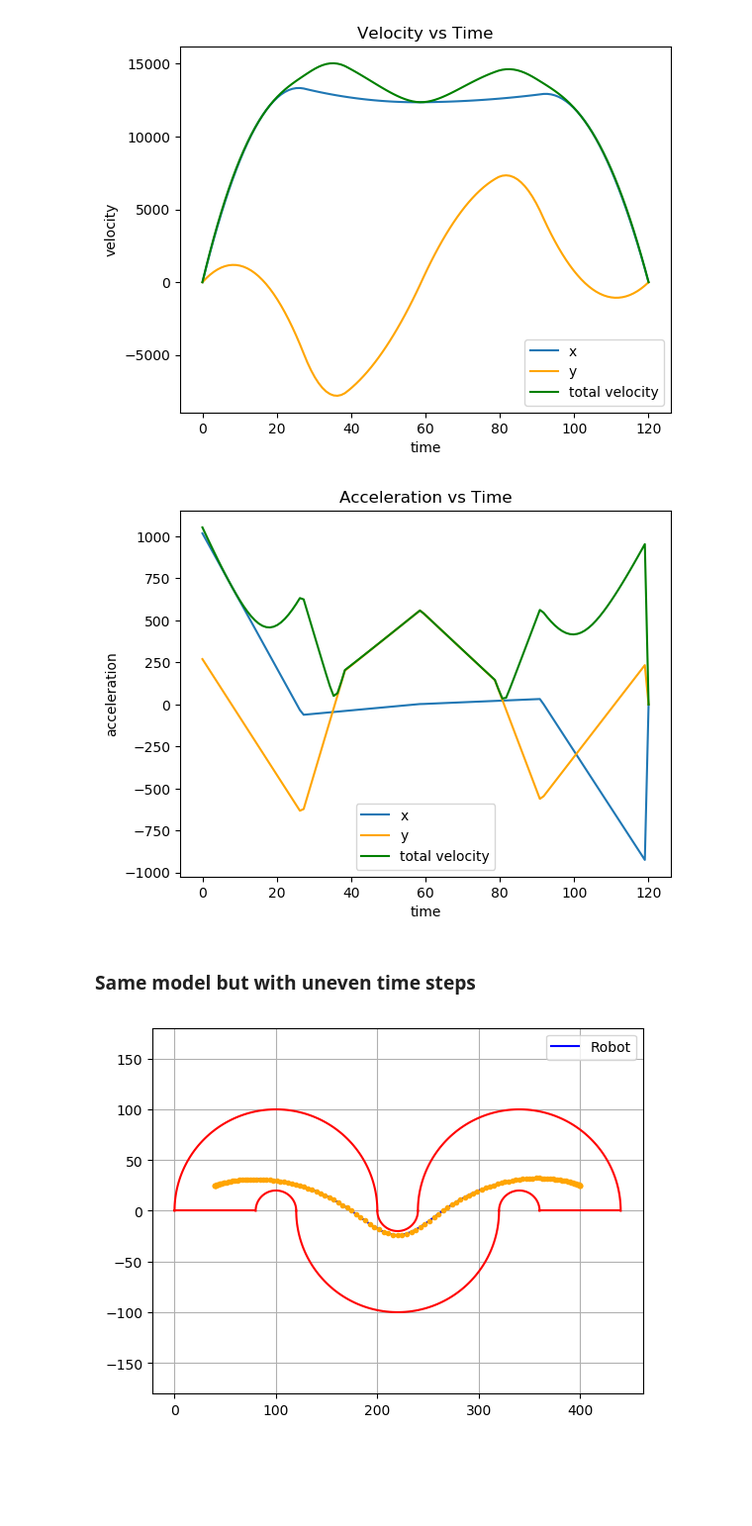
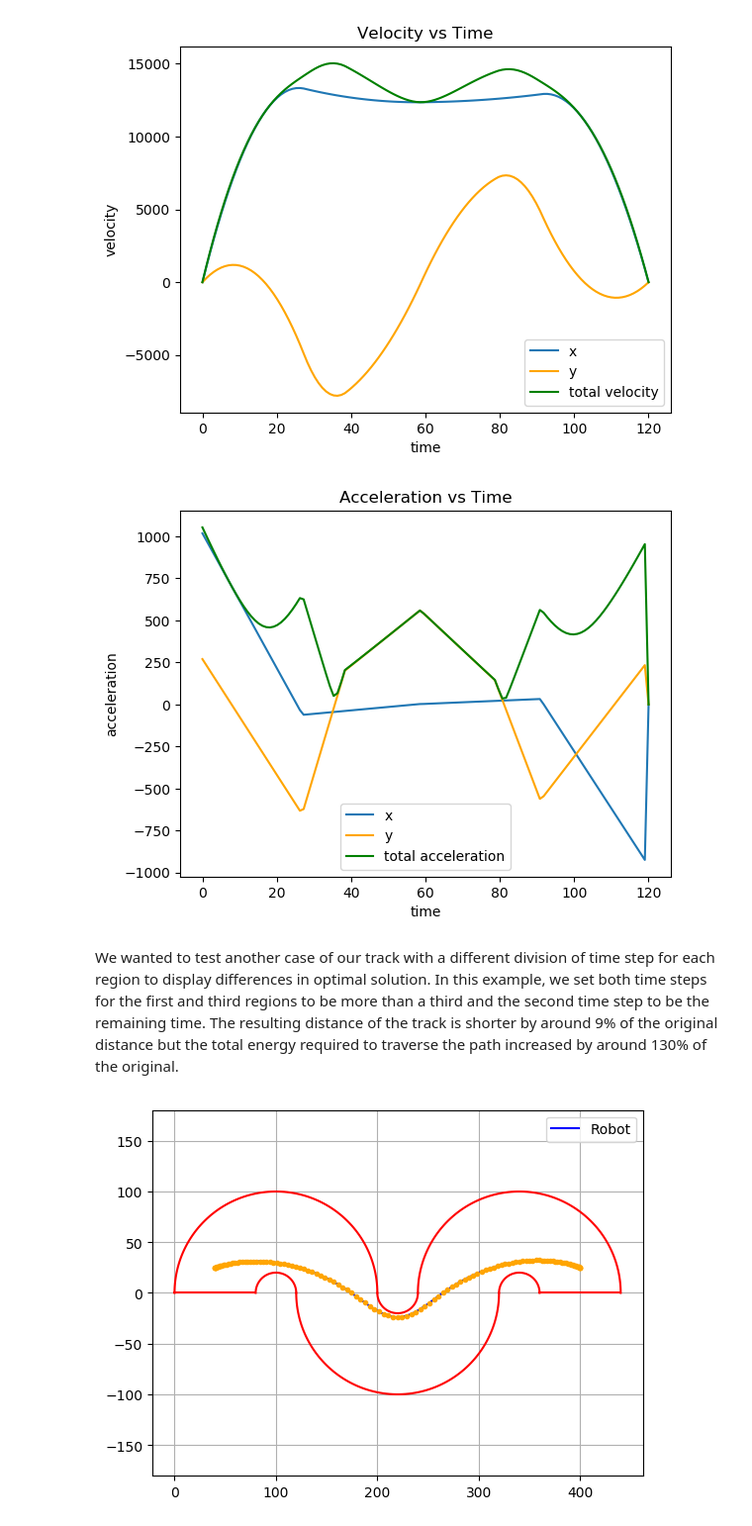
Before and after one commit to apletta/Optimization_PathPlanning, a Jupyter notebook: Master.ipynb, the cells around one changed output. Shown: that part at 99% size. Saved outputs shown, nothing was run; the diff lists cells and outputs as text; code cells hidden in the pictures; blank space fills up the shorter version.

```diff
--- a/Master.ipynb
+++ b/Master.ipynb
@@ -598,18 +600,18 @@ legend()
 # %%
 x = range(0, stop=ti, length=ti)
 plot(x[:], getvalue(u_A)[1,:], label="x" )
 plot(x[:], getvalue(u_A)[2,:], label="y", color="orange")
 total_v = (getvalue(u_A[1,:]).^2 + getvalue(u_A[2,:]).^2).^0.5
-plot(x, total_v, label="total velocity", color="green")
+plot(x, total_v, label="total acceleration", color="green")
 title("Acceleration vs Time")
 xlabel("time")
 ylabel("acceleration")
 legend()
 ;
 # %% [output]
-[figure, old version]
+[figure, new version]
-# %% [markdown]
-### Same model but with uneven time steps
+# %% [markdown]
+We wanted to test another case of our track with a different division of time step for each region to display differences in optimal solution. In this example, we set both time steps for the first and third regions to be more than a third and the second time step to be the remaining time. The resulting distance of the track is shorter by around 9% of the original distance but the total energy required to traverse the path increased by around 130% of the original.
 # %%
 using JuMP, PyPlot, Ipopt
 
```
Also changed, not shown: parts of 4 cells of this notebook.
